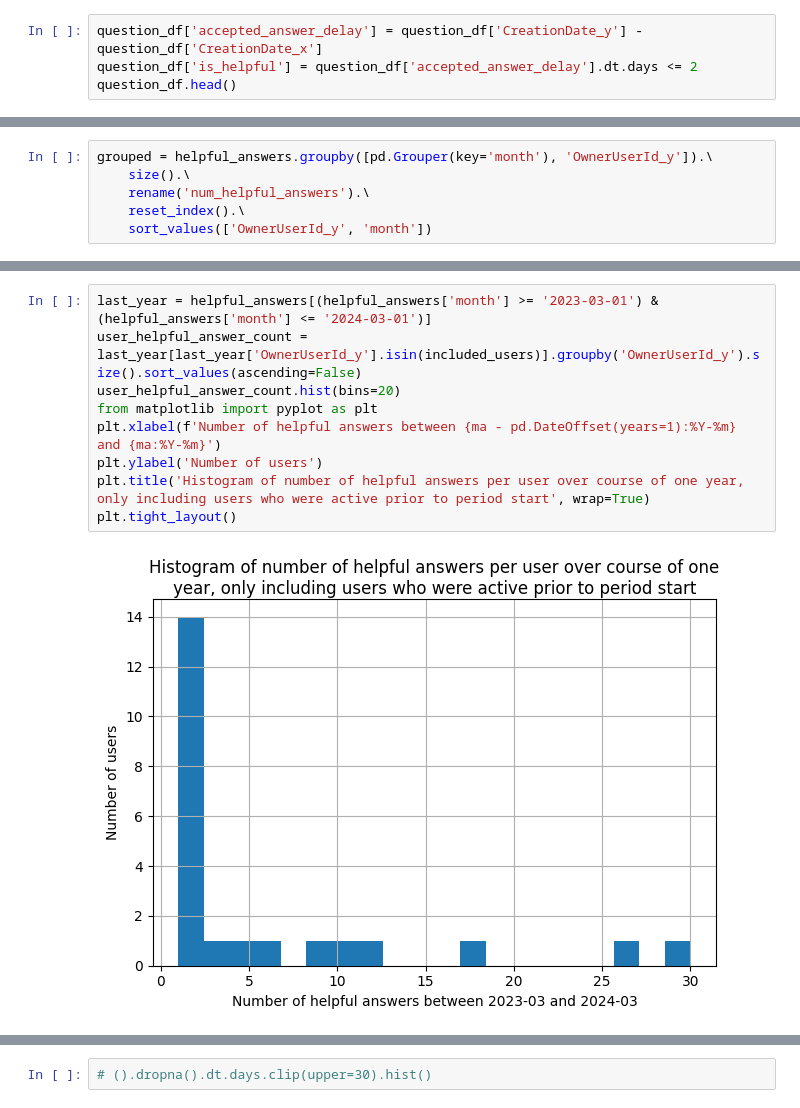
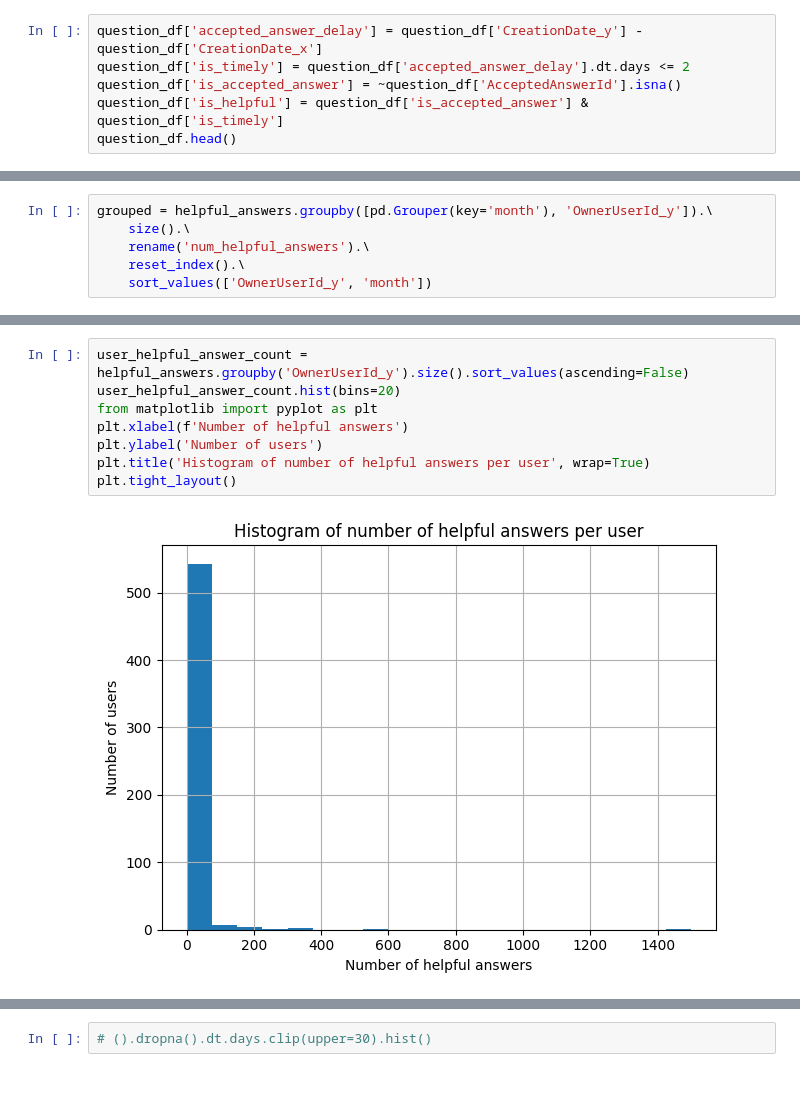
Before and after one commit to isaacbacker/GroupPres_SDS, a Jupyter notebook: Notebooks/fsds25_ex_wk01d02.ipynb, the cells around one changed output, grey strips where cells are left out. Saved outputs shown, nothing was run; the diff lists cells and outputs as text.

```diff
--- a/Notebooks/fsds25_ex_wk01d02.ipynb
+++ b/Notebooks/fsds25_ex_wk01d02.ipynb
@@ -250,7 +257,9 @@ Name: proportion, dtype: float64
 # Create "helpful" indicator variables
 # %%
 question_df['accepted_answer_delay'] = question_df['CreationDate_y'] - question_df['CreationDate_x']
-question_df['is_helpful'] = question_df['accepted_answer_delay'].dt.days <= 2
+question_df['is_timely'] = question_df['accepted_answer_delay'].dt.days <= 2
+question_df['is_accepted_answer'] = ~question_df['AcceptedAnswerId'].isna()
+question_df['is_helpful'] = question_df['is_accepted_answer'] & question_df['is_timely']
 question_df.head()
 # %% [output]
 A value is trying to be set on a copy of a slice from a DataFrame.
@@ -411,11 +368,10 @@ Index(['1085', '10880', '11010', '11039', '11360', '11410', '11453', '11467',
 # %%
-last_year = helpful_answers[(helpful_answers['month'] >= '2023-03-01') & (helpful_answers['month'] <= '2024-03-01')]
-user_helpful_answer_count = last_year[last_year['OwnerUserId_y'].isin(included_users)].groupby('OwnerUserId_y').size().sort_values(ascending=False)
+user_helpful_answer_count = helpful_answers.groupby('OwnerUserId_y').size().sort_values(ascending=False)
 user_helpful_answer_count.hist(bins=20)
 from matplotlib import pyplot as plt
-plt.xlabel(f'Number of helpful answers between {ma - pd.DateOffset(years=1):%Y-%m} and {ma:%Y-%m}')
+plt.xlabel(f'Number of helpful answers')
 plt.ylabel('Number of users')
-plt.title('Histogram of number of helpful answers per user over course of one year, only including users who were active prior to period start', wrap=True)
+plt.title('Histogram of number of helpful answers per user', wrap=True)
 plt.tight_layout()
 # %% [output]
-[figure, old version]
+[figure, new version]
```
Also changed, not shown: parts of 30 cells of this notebook.
